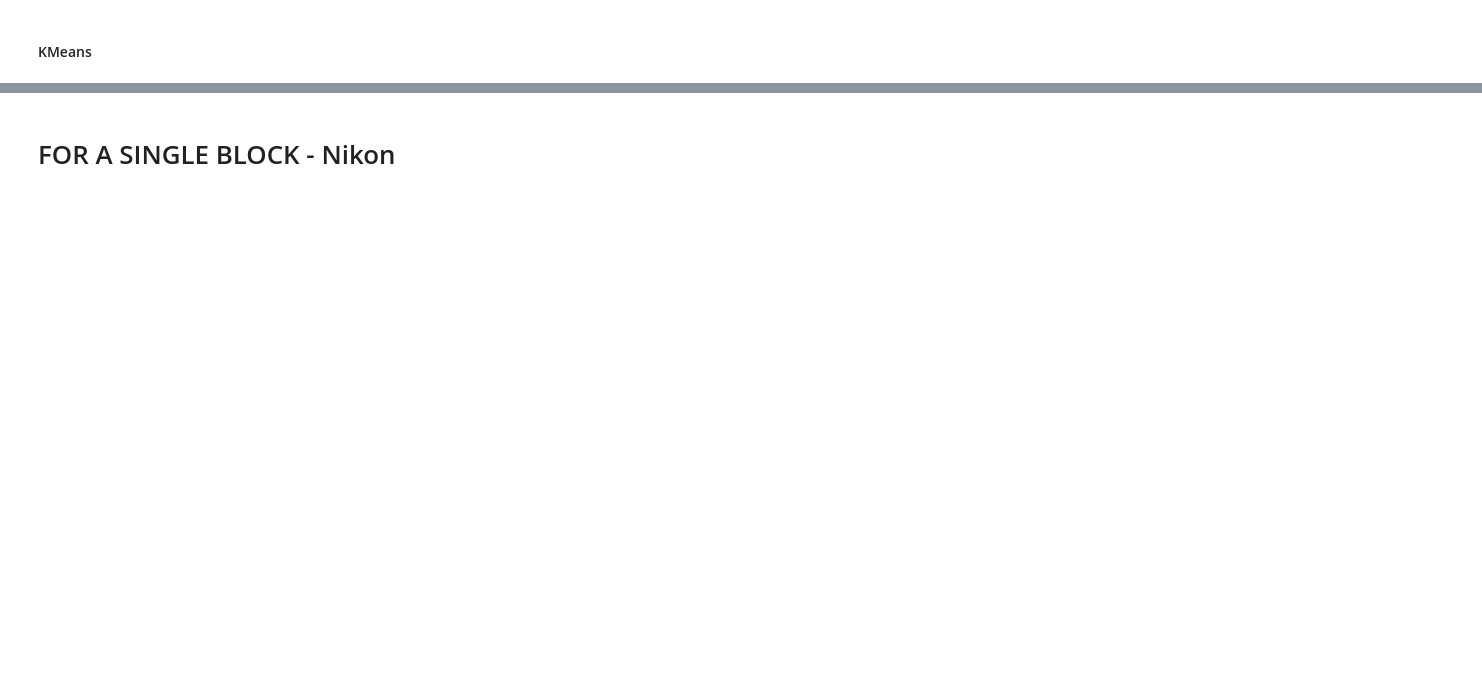
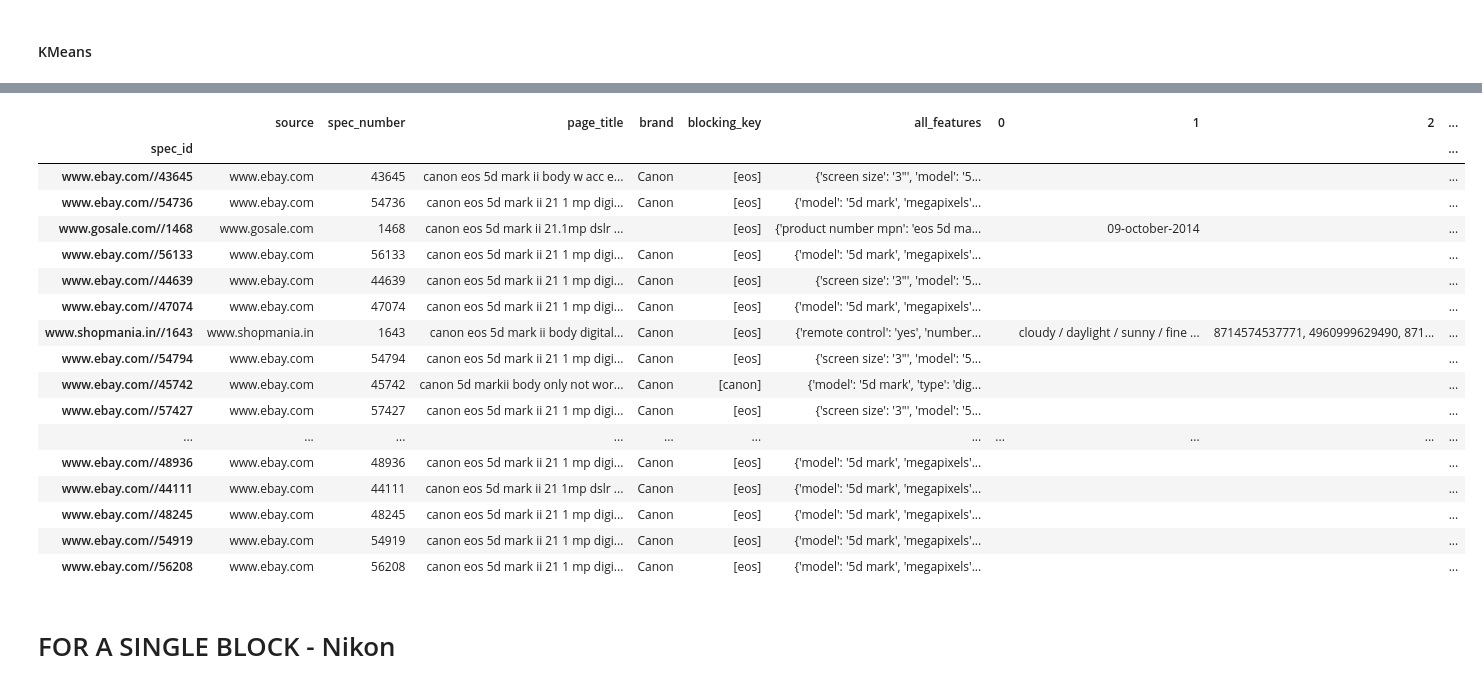
Before and after one commit to GunesYurdakul/SIGMOD, a Jupyter notebook: quickstart_package/MAIN.ipynb, the cells around one changed output, grey strips where cells are left out. Saved outputs shown, nothing was run; the diff lists cells and outputs as text; code cells hidden in the pictures; blank space fills up the shorter version.

```diff
--- a/quickstart_package/MAIN.ipynb
+++ b/quickstart_package/MAIN.ipynb
@@ -139,7 +216,26 @@ dataset_df = dataset_df.set_index('spec_id')
 # %%
 pd.set_option('display.max_columns', None)
 pd.set_option('display.max_rows', 500)
-dataset_df.loc[same_products[3]]
+dataset_df.loc[same_products[1]]
+# %% [output]
+|  | source | spec_number | page_title | brand | blocking_key | all_features | 0 | 1 | 2 | ... |
+| spec_id |  |  |  |  |  |  |  |  |  | ... |
+| www.ebay.com//43645 | www.ebay.com | 43645 | canon eos 5d mark ii body w acc e... | Canon | [eos] | {'screen size': '3"', 'model': '5... |  |  |  | ... |
+| www.ebay.com//54736 | www.ebay.com | 54736 | canon eos 5d mark ii 21 1 mp digi... | Canon | [eos] | {'model': '5d mark', 'megapixels'... |  |  |  | ... |
+| www.gosale.com//1468 | www.gosale.com | 1468 | canon eos 5d mark ii 21.1mp dslr ... |  | [eos] | {'product number mpn': 'eos 5d ma... |  | 09-october-2014 |  | ... |
+| www.ebay.com//56133 | www.ebay.com | 56133 | canon eos 5d mark ii 21 1 mp digi... | Canon | [eos] | {'model': '5d mark', 'megapixels'... |  |  |  | ... |
+| www.ebay.com//44639 | www.ebay.com | 44639 | canon eos 5d mark ii 21 1 mp digi... | Canon | [eos] | {'screen size': '3"', 'model': '5... |  |  |  | ... |
+| www.ebay.com//47074 | www.ebay.com | 47074 | canon eos 5d mark ii 21 1 mp digi... | Canon | [eos] | {'model': '5d mark', 'megapixels'... |  |  |  | ... |
+| www.shopmania.in//1643 | www.shopmania.in | 1643 | canon eos 5d mark ii body digital... | Canon | [eos] | {'remote control': 'yes', 'number... |  | cloudy / daylight / sunny / fine ... | 8714574537771, 4960999629490, 871... | ... |
+| www.ebay.com//54794 | www.ebay.com | 54794 | canon eos 5d mark ii 21 1 mp digi... | Canon | [eos] | {'screen size': '3"', 'model': '5... |  |  |  | ... |
+| www.ebay.com//45742 | www.ebay.com | 45742 | canon 5d markii body only not wor... | Canon | [canon] | {'model': '5d mark', 'type': 'dig... |  |  |  | ... |
+| www.ebay.com//57427 | www.ebay.com | 57427 | canon eos 5d mark ii 21 1 mp digi... | Canon | [eos] | {'screen size': '3"', 'model': '5... |  |  |  | ... |
+| ... | ... | ... | ... | ... | ... | ... | ... | ... | ... | ... |
+| www.ebay.com//48936 | www.ebay.com | 48936 | canon eos 5d mark ii 21 1 mp digi... | Canon | [eos] | {'model': '5d mark', 'megapixels'... |  |  |  | ... |
+| www.ebay.com//44111 | www.ebay.com | 44111 | canon eos 5d mark ii 21 1mp dslr ... | Canon | [eos] | {'model': '5d mark', 'megapixels'... |  |  |  | ... |
+| www.ebay.com//48245 | www.ebay.com | 48245 | canon eos 5d mark ii 21 1 mp digi... | Canon | [eos] | {'model': '5d mark', 'megapixels'... |  |  |  | ... |
+| www.ebay.com//54919 | www.ebay.com | 54919 | canon eos 5d mark ii 21 1 mp digi... | Canon | [eos] | {'model': '5d mark', 'megapixels'... |  |  |  | ... |
+| www.ebay.com//56208 | www.ebay.com | 56208 | canon eos 5d mark ii 21 1 mp digi... | Canon | [eos] | {'model': '5d mark', 'megapixels'... |  |  |  | ... |
 # %% [markdown]
 # FOR A SINGLE BLOCK - Nikon
 # %%
```
Also changed, not shown: parts of 45 cells of this notebook, 1 other file.
